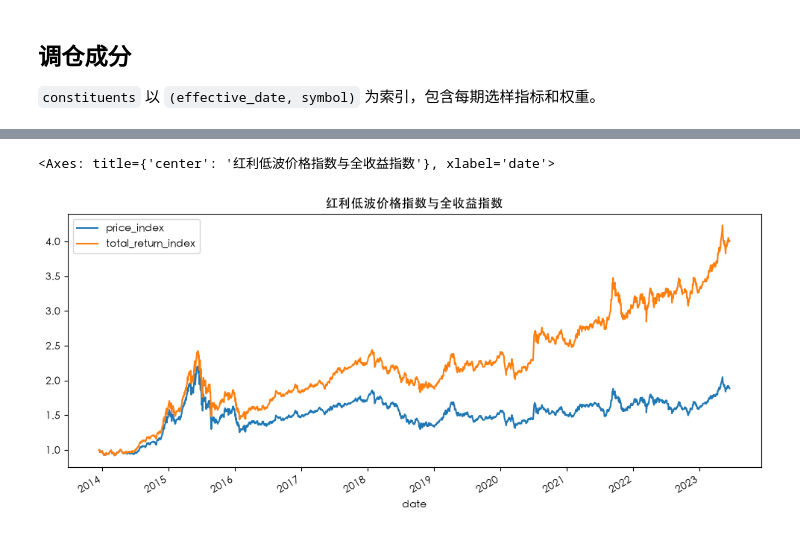
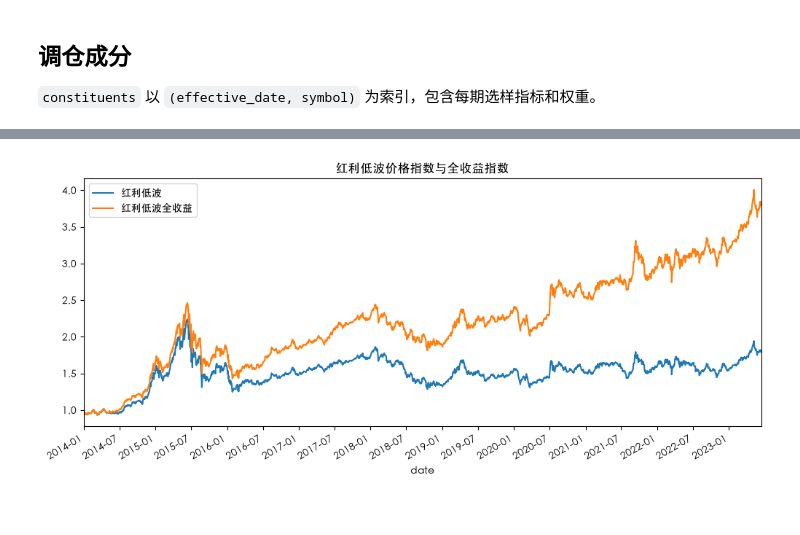
Before and after one commit to zyye00/pyquant, a Jupyter notebook: strategies/cross_sectional/dividend_low_vol/run.ipynb, the cells around one changed output, grey strips where cells are left out. Drawn from its saved outputs; the diff is of its cells as text; code cells hidden in the pictures.

Commit message:
feat: Add CSIndex data updates

```diff
--- a/strategies/cross_sectional/dividend_low_vol/run.ipynb
+++ b/strategies/cross_sectional/dividend_low_vol/run.ipynb
@@ -33,6 +34,18 @@ price = load_dataset('stock_daily', start=lookback_date.strftime('%Y-%m-%d'), en
 dividends = load_dataset('dividend')
 dividend_queries = load_dataset('dividend_queries')
 shares = load_dataset('stock_profit_quarterly')
+official_index = load_dataset(
+    'csindex_daily',
+    start=start_date.strftime('%Y-%m-%d'),
+    end=end_date.strftime('%Y-%m-%d'),
+    symbols=['H30269', 'H20269'],
+).pivot(index='date', columns='symbol', values='close')
+missing_codes = {'H30269', 'H20269'} - set(official_index)
+if missing_codes:
+    raise ValueError(f'Missing official CSI index codes: {sorted(missing_codes)}')
+official_index = official_index[['H30269', 'H20269']].rename(
+    columns={'H30269': '中证红利低波', 'H20269': '中证红利低波全收益'}
+)
 # %% [markdown]
 ## 年度调仓指数
 # %%
@@ -99,8 +95,12 @@ constituents.loc[constituents.index.get_level_values('effective_date') == consti
-# %%
-index[['price_index', 'total_return_index']].plot(
-    figsize=(12, 5),
-    title='红利低波价格指数与全收益指数',
-)
-# %% [output]
-<Axes: title={'center': '红利低波价格指数与全收益指数'}, xlabel='date'>
-[figure, removed]
+# %%
+plot_index = index.loc['2013-12-31':'2023-06-14', ['price_index', 'total_return_index']].rename(
+    columns={'price_index': '红利低波', 'total_return_index': '红利低波全收益'}
+).join(official_index, how='inner').dropna()
+plot_index = plot_index.div(plot_index.iloc[0])
+ax = plot_index.plot(figsize=(12, 5), title="红利低波价格指数与全收益指数")
+ax.xaxis.set_major_locator(mdates.MonthLocator(interval=6))
+ax.xaxis.set_major_formatter(mdates.DateFormatter('%Y-%m'))
+ax.set_xlim(pd.Timestamp('2013-12-31'), pd.Timestamp('2023-06-14'))
+ax.figure.autofmt_xdate()
+# %% [output]
+[figure, added]
```
Also changed, not shown: parts of 6 cells of this notebook, 6 other files.
